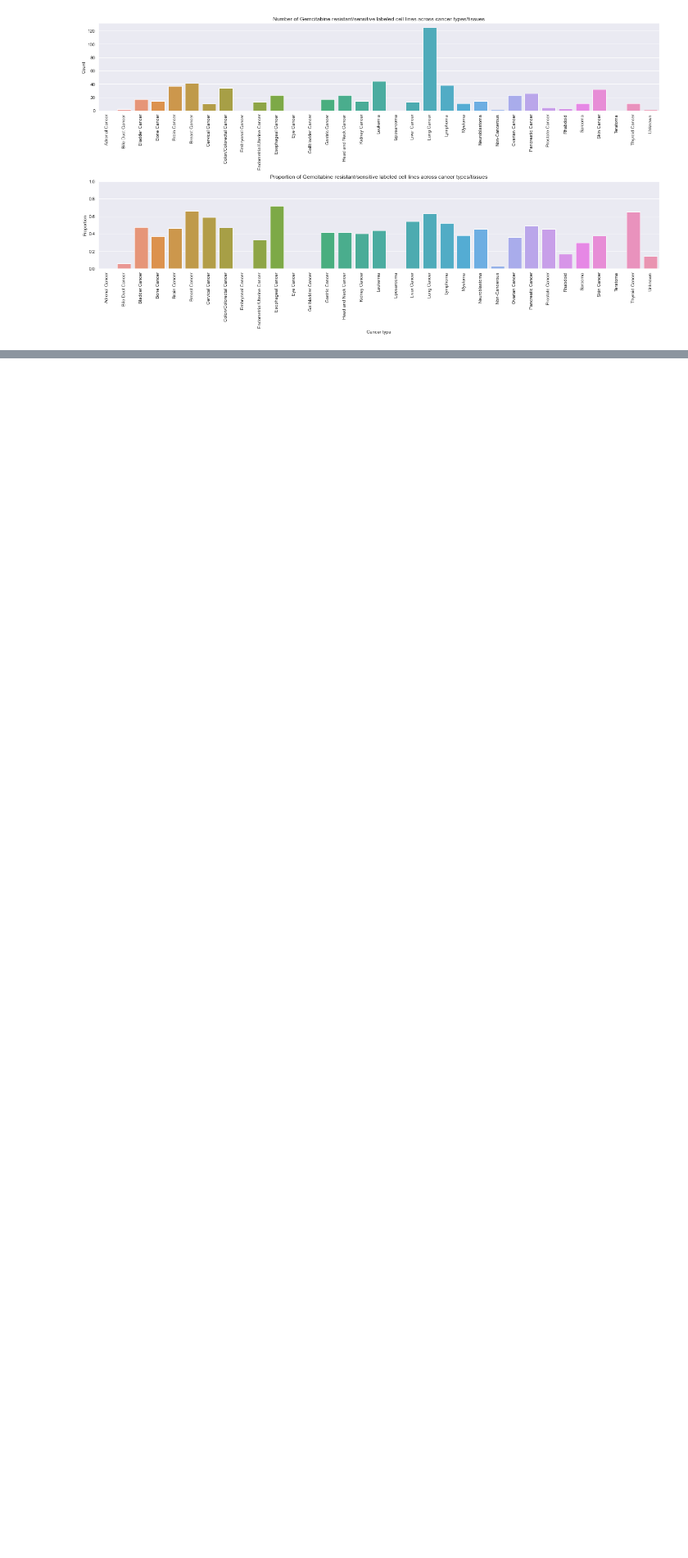
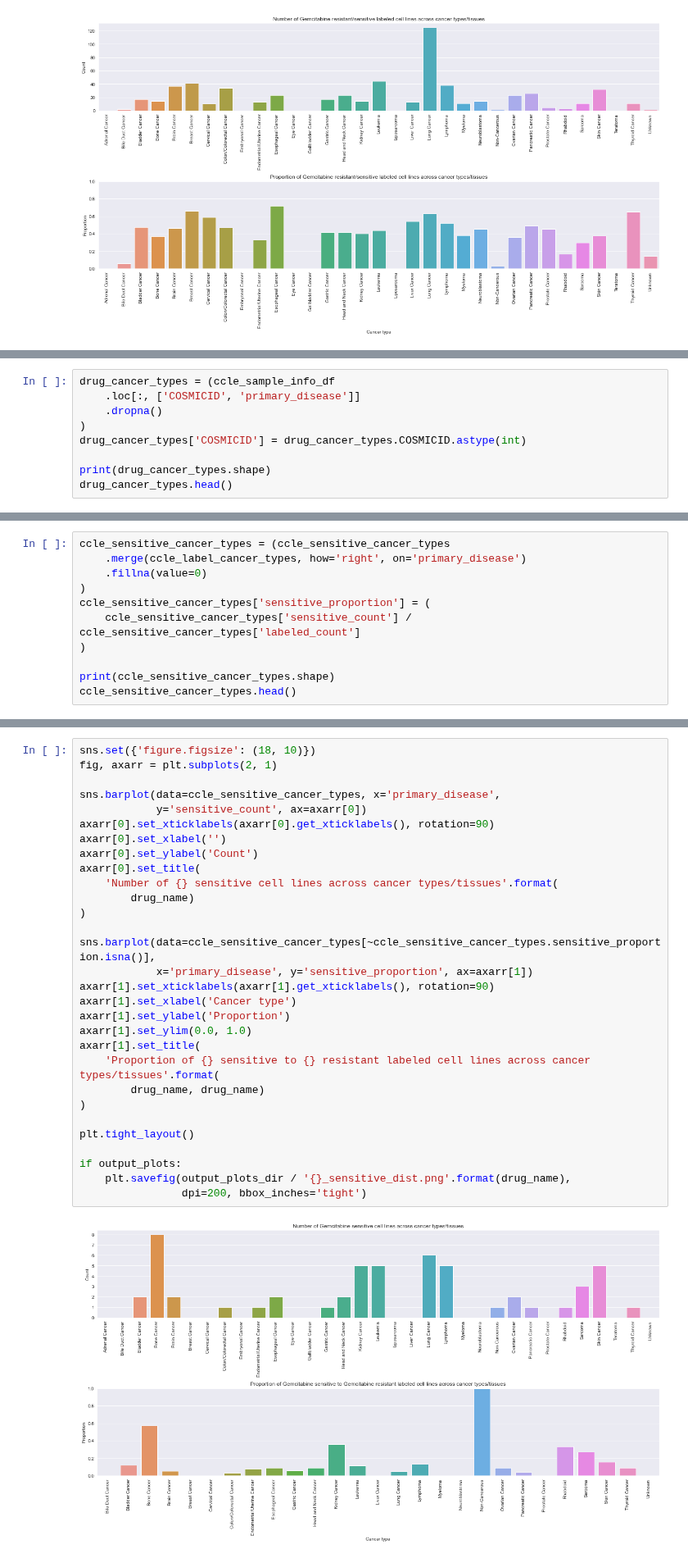
Before and after one commit to greenelab/pancancer-evaluation, a Jupyter notebook: 08_cell_line_prediction/download_drug_data.ipynb, the cells around one changed output, grey strips where cells are left out. Shown at 82% size. Drawn from its saved outputs; the diff is of its cells as text; blank space fills up the shorter version.

Commit message:
add plot of resistant/sensitive proportion to drug download script

```diff
--- a/08_cell_line_prediction/download_drug_data.ipynb
+++ b/08_cell_line_prediction/download_drug_data.ipynb
@@ -350,0 +369,9 @@ if output_plots:
+# %%
+drug_cancer_types = (ccle_sample_info_df
+    .loc[:, ['COSMICID', 'primary_disease']]
+    .dropna()
+)
+drug_cancer_types['COSMICID'] = drug_cancer_types.COSMICID.astype(int)
+
+print(drug_cancer_types.shape)
+drug_cancer_types.head()
@@ -350,0 +408,11 @@ if output_plots:
+# %%
+ccle_sensitive_cancer_types = (ccle_sensitive_cancer_types
+    .merge(ccle_label_cancer_types, how='right', on='primary_disease')
+    .fillna(value=0)
+)
+ccle_sensitive_cancer_types['sensitive_proportion'] = (
+    ccle_sensitive_cancer_types['sensitive_count'] / ccle_sensitive_cancer_types['labeled_count']
+)
+
+print(ccle_sensitive_cancer_types.shape)
+ccle_sensitive_cancer_types.head()
@@ -350,0 +427,32 @@ if output_plots:
+# %%
+sns.set({'figure.figsize': (18, 10)})
+fig, axarr = plt.subplots(2, 1)
+
+sns.barplot(data=ccle_sensitive_cancer_types, x='primary_disease',
+            y='sensitive_count', ax=axarr[0])
+axarr[0].set_xticklabels(axarr[0].get_xticklabels(), rotation=90)
+axarr[0].set_xlabel('')
+axarr[0].set_ylabel('Count')
+axarr[0].set_title(
+    'Number of {} sensitive cell lines across cancer types/tissues'.format(
+        drug_name)
+)
+
+sns.barplot(data=ccle_sensitive_cancer_types[~ccle_sensitive_cancer_types.sensitive_proportion.isna()],
+            x='primary_disease', y='sensitive_proportion', ax=axarr[1])
+axarr[1].set_xticklabels(axarr[1].get_xticklabels(), rotation=90)
+axarr[1].set_xlabel('Cancer type')
+axarr[1].set_ylabel('Proportion')
+axarr[1].set_ylim(0.0, 1.0)
+axarr[1].set_title(
+    'Proportion of {} sensitive to {} resistant labeled cell lines across cancer types/tissues'.format(
+        drug_name, drug_name)
+)
+
+plt.tight_layout()
+
+if output_plots:
+    plt.savefig(output_plots_dir / '{}_sensitive_dist.png'.format(drug_name),
+                dpi=200, bbox_inches='tight')
+# %% [output]
+[figure, added]
```
Also changed, not shown: parts of 6 cells of this notebook, 1 other file.
